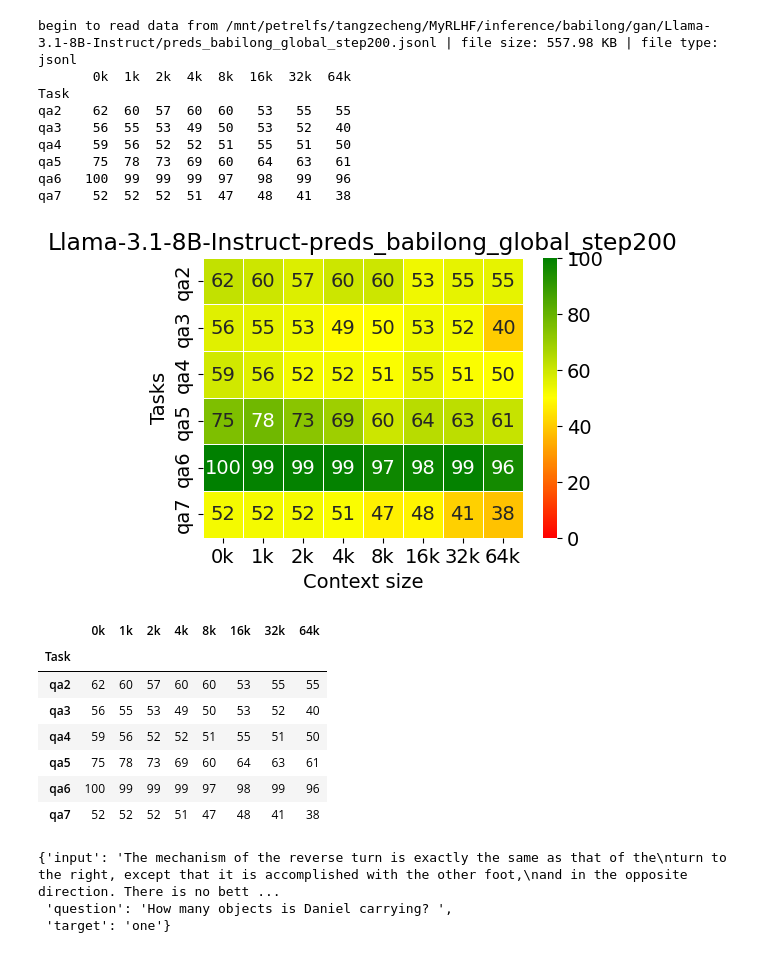
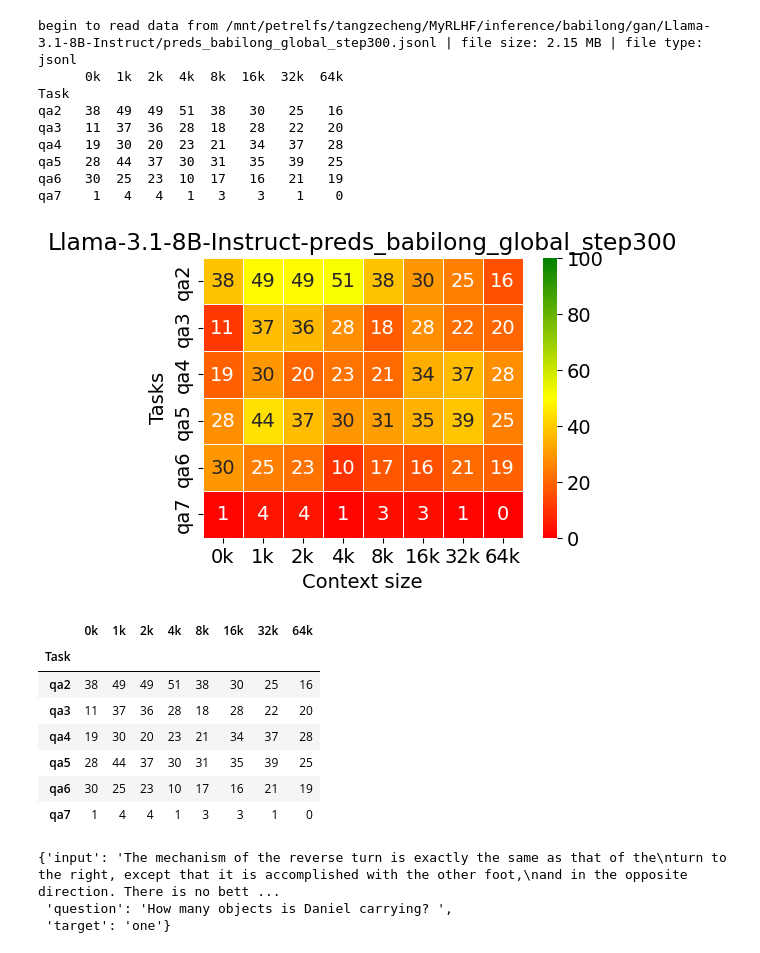
Before and after one commit to ZetangForward/MyRLHF, a Jupyter notebook: evaluation/babilong/eval.ipynb, the cells around one changed output. Drawn from its saved outputs; the diff is of its cells as text; code cells hidden in the pictures.

```diff
--- a/evaluation/babilong/eval.ipynb
+++ b/evaluation/babilong/eval.ipynb
@@ -124,5 +124,5 @@ ModelZipper is ready for launch🚀 | Current Version🦄 >>> 0.2.7 <<< | AOE Ti
 # %%
-pred_path = '/mnt/petrelfs/tangzecheng/MyRLHF/inference/babilong/gan/Llama-3.1-8B-Instruct/preds_babilong_global_step200.jsonl'
+pred_path = '/mnt/petrelfs/tangzecheng/MyRLHF/inference/babilong/gan/Llama-3.1-8B-Instruct/preds_babilong_global_step300.jsonl'
 save_dir = '/mnt/petrelfs/tangzecheng/MyRLHF/evaluation/babilong/llama-3_1-8B-Instruct/preliminary'
 # save_dir = '/data/zecheng/acl2025/MyRLHF/evaluation/babilong/llama-3_1-8B-Instruct'
 auto_mkdir(save_dir)
@@ -135,24 +135,24 @@ print(res)
-begin to read data from /mnt/petrelfs/tangzecheng/MyRLHF/inference/babilong/gan/Llama-3.1-8B-Instruct/preds_babilong_global_step200.jsonl | file size: 557.98 KB | file type: jsonl
-       0k  1k  2k  4k  8k  16k  32k  64k
+begin to read data from /mnt/petrelfs/tangzecheng/MyRLHF/inference/babilong/gan/Llama-3.1-8B-Instruct/preds_babilong_global_step300.jsonl | file size: 2.15 MB | file type: jsonl
+      0k  1k  2k  4k  8k  16k  32k  64k
 Task
-qa2    62  60  57  60  60   53   55   55
-qa3    56  55  53  49  50   53   52   40
-qa4    59  56  52  52  51   55   51   50
-qa5    75  78  73  69  60   64   63   61
-qa6   100  99  99  99  97   98   99   96
-qa7    52  52  52  51  47   48   41   38
+qa2   38  49  49  51  38   30   25   16
+qa3   11  37  36  28  18   28   22   20
+qa4   19  30  20  23  21   34   37   28
+qa5   28  44  37  30  31   35   39   25
+qa6   30  25  23  10  17   16   21   19
+qa7    1   4   4   1   3    3    1    0
-[figure, old version]
+[figure, new version]
 # %%
 res
 # %% [output]
 |  | 0k | 1k | 2k | 4k | 8k | 16k | 32k | 64k |
 | Task |  |  |  |  |  |  |  |  |
-| qa2 | 62 | 60 | 57 | 60 | 60 | 53 | 55 | 55 |
-| qa3 | 56 | 55 | 53 | 49 | 50 | 53 | 52 | 40 |
-| qa4 | 59 | 56 | 52 | 52 | 51 | 55 | 51 | 50 |
-| qa5 | 75 | 78 | 73 | 69 | 60 | 64 | 63 | 61 |
-| qa6 | 100 | 99 | 99 | 99 | 97 | 98 | 99 | 96 |
-| qa7 | 52 | 52 | 52 | 51 | 47 | 48 | 41 | 38 |
+| qa2 | 38 | 49 | 49 | 51 | 38 | 30 | 25 | 16 |
+| qa3 | 11 | 37 | 36 | 28 | 18 | 28 | 22 | 20 |
+| qa4 | 19 | 30 | 20 | 23 | 21 | 34 | 37 | 28 |
+| qa5 | 28 | 44 | 37 | 30 | 31 | 35 | 39 | 25 |
+| qa6 | 30 | 25 | 23 | 10 | 17 | 16 | 21 | 19 |
+| qa7 | 1 | 4 | 4 | 1 | 3 | 3 | 1 | 0 |
 # %%
 from datasets import load_dataset
 
```
Also changed, not shown: parts of 2 cells of this notebook, 9 other files.
